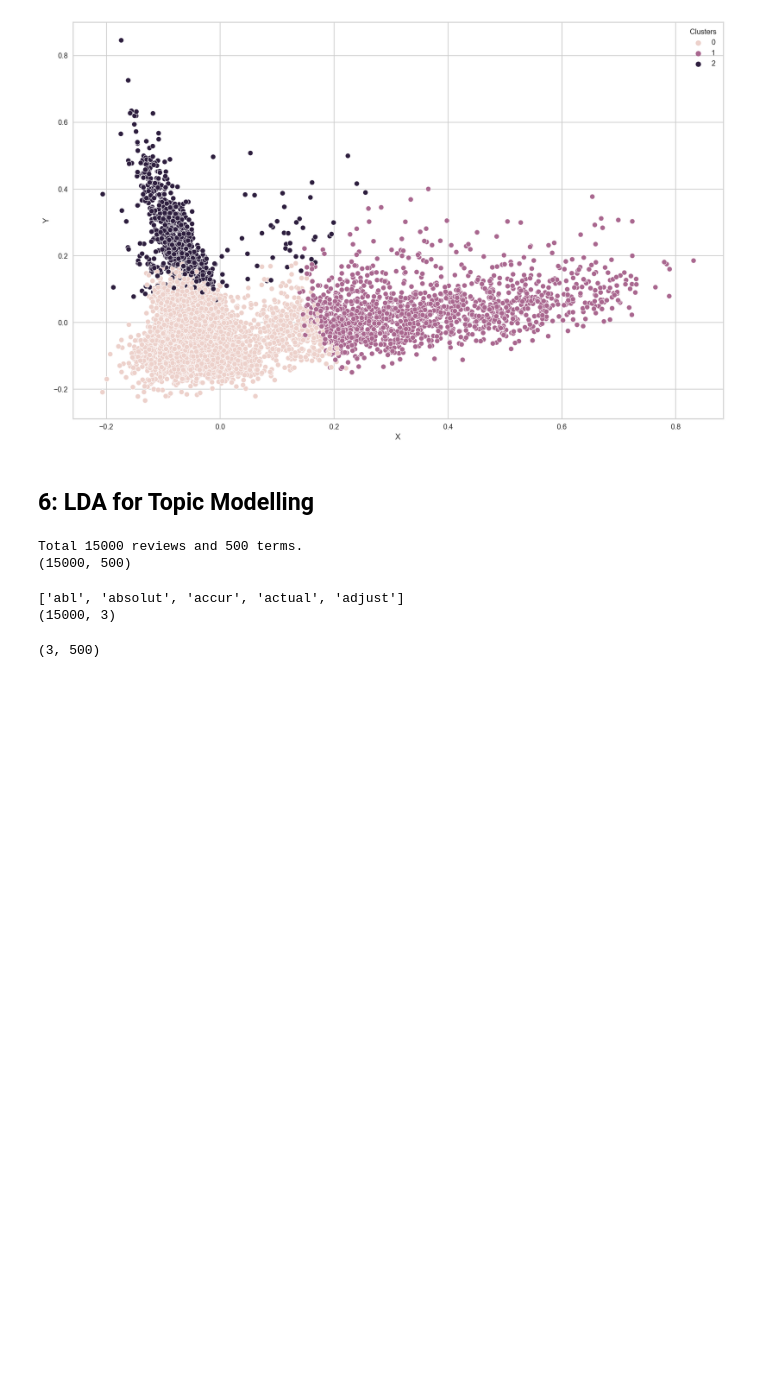
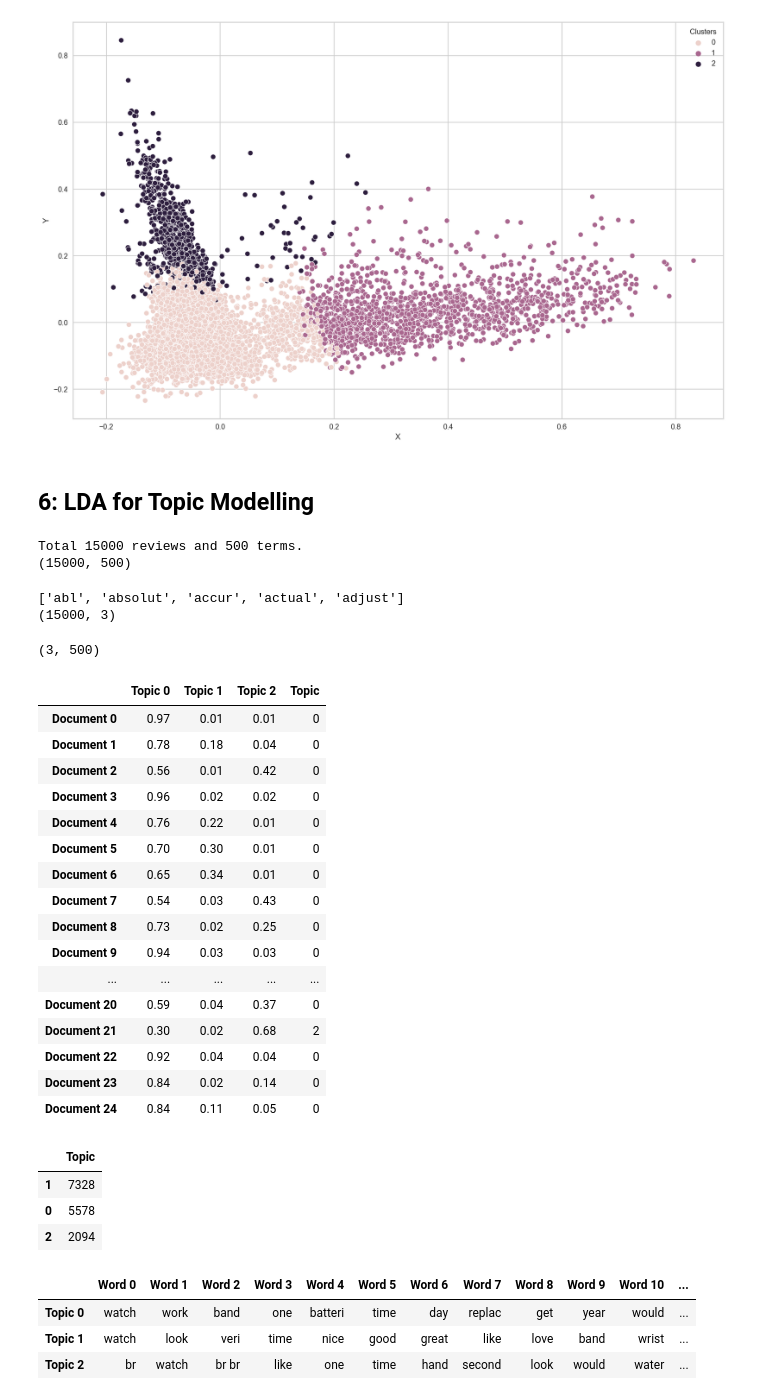
Before and after one commit to Ryearwood/LDA_Topic_Modeling, a Jupyter notebook: Topic Modeling_LDA_SKLearn.ipynb, the cells around one changed output. Drawn from its saved outputs; the diff is of its cells as text; code cells hidden in the pictures; blank space fills up the shorter version.

```diff
--- a/Topic Modeling_LDA_SKLearn.ipynb
+++ b/Topic Modeling_LDA_SKLearn.ipynb
@@ -273,3 +273,65 @@ print(LDA_output.shape)
 LDA.components_.shape
 # %% [output]
 (3, 500)
+# %%
+# Create Column Names
+column_names = ['Topic ' + str(i) for i in range(LDA.n_components)]
+# Create Row Names
+row_names = ['Document ' + str(i) for i in range(len(body_data))]
+
+# Create and organize Dataframe with values
+topic_df = pd.DataFrame(np.round(LDA_output,2), columns=column_names, index=row_names)
+topic = np.argmax(topic_df.values, axis=1)
+topic_df['Topic'] = topic
+topic_df.head(25)
+# %% [output]
+|  | Topic 0 | Topic 1 | Topic 2 | Topic |
+| Document 0 | 0.97 | 0.01 | 0.01 | 0 |
+| Document 1 | 0.78 | 0.18 | 0.04 | 0 |
+| Document 2 | 0.56 | 0.01 | 0.42 | 0 |
+| Document 3 | 0.96 | 0.02 | 0.02 | 0 |
+| Document 4 | 0.76 | 0.22 | 0.01 | 0 |
+| Document 5 | 0.70 | 0.30 | 0.01 | 0 |
+| Document 6 | 0.65 | 0.34 | 0.01 | 0 |
+| Document 7 | 0.54 | 0.03 | 0.43 | 0 |
+| Document 8 | 0.73 | 0.02 | 0.25 | 0 |
+| Document 9 | 0.94 | 0.03 | 0.03 | 0 |
+| ... | ... | ... | ... | ... |
+| Document 20 | 0.59 | 0.04 | 0.37 | 0 |
+| Document 21 | 0.30 | 0.02 | 0.68 | 2 |
+| Document 22 | 0.92 | 0.04 | 0.04 | 0 |
+| Document 23 | 0.84 | 0.02 | 0.14 | 0 |
+| Document 24 | 0.84 | 0.11 | 0.05 | 0 |
+# %%
+# Get Number of each dominant topic discussed
+topic_df['Topic'].value_counts().to_frame()
+# %% [output]
+|  | Topic |
+| 1 | 7328 |
+| 0 | 5578 |
+| 2 | 2094 |
+# %%
+# Function to print top N words for each topic
+
+def print_keywords(tfidf_model, lda_model, n_words):
+    words = np.array(tfidf_model.get_feature_names())
+    topic_words = []
+    # For each topic, we have words weight
+    for topic_words_weights in lda_model.components_:
+        top_words = topic_words_weights.argsort()[::-1][:n_words]
+        topic_words.append(words.take(top_words))
+    return topic_words
+
+
+
+keywords = print_keywords(tfidf_model=tf_LDA, lda_model=LDA, n_words=20)
+
+df_topic_words = pd.DataFrame(keywords)
+df_topic_words.columns = ['Word '+str(i) for i in range(df_topic_words.shape[1])]
+df_topic_words.index = ['Topic '+str(i) for i in range(df_topic_words.shape[0])]
+df_topic_words
+# %% [output]
+|  | Word 0 | Word 1 | Word 2 | Word 3 | Word 4 | Word 5 | Word 6 | Word 7 | Word 8 | Word 9 | Word 10 | ... |
+| Topic 0 | watch | work | band | one | batteri | time | day | replac | get | year | would | ... |
+| Topic 1 | watch | look | veri | time | nice | good | great | like | love | band | wrist | ... |
+| Topic 2 | br | watch | br br | like | one | time | hand | second | look | would | water | ... |
```
